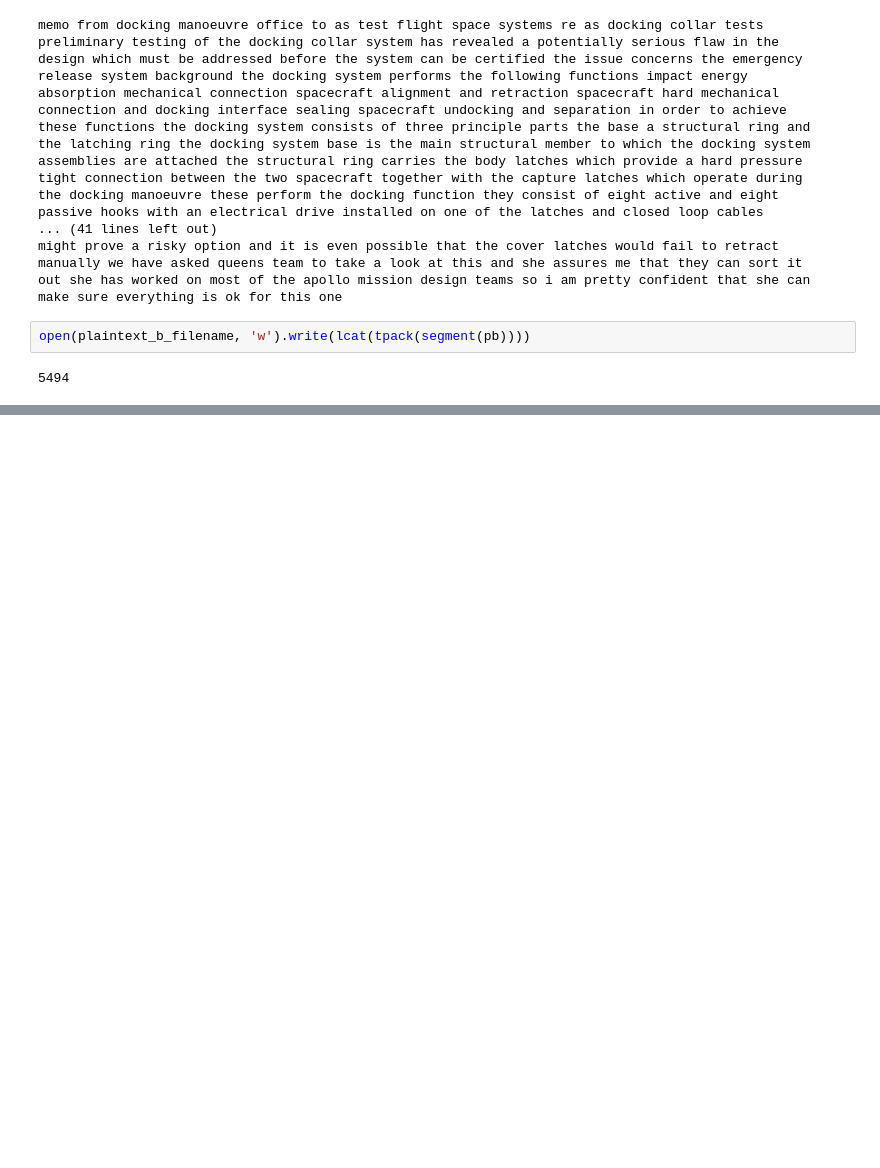
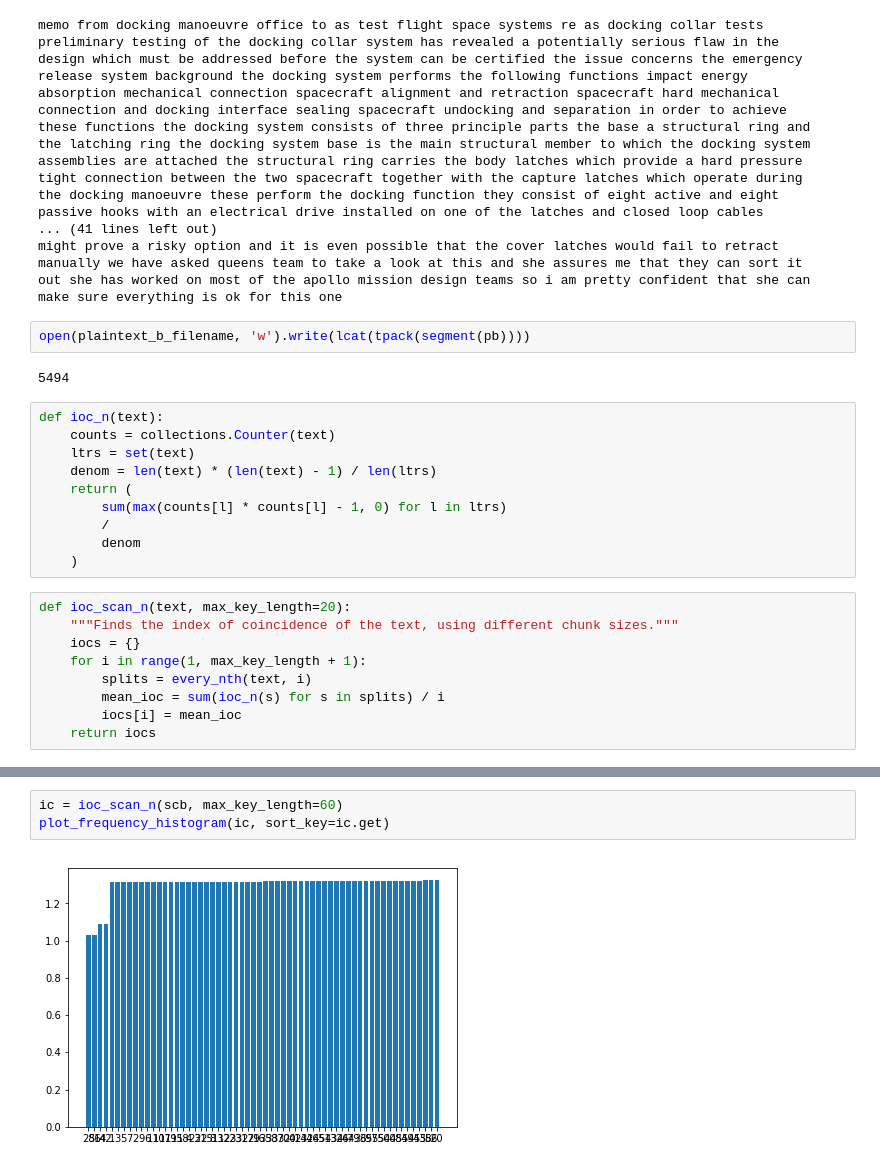
Before and after one commit to NeilNjae/cipher-tools, a Jupyter notebook: 2019/2019-challenge9b.ipynb, the cells around one changed output, grey strips where cells are left out. Saved outputs shown, nothing was run; the diff lists cells and outputs as text; blank space fills up the shorter version.

```diff
--- a/2019/2019-challenge9b.ipynb
+++ b/2019/2019-challenge9b.ipynb
@@ -227,3 +227,22 @@ make sure everything is ok for this one
 open(plaintext_b_filename, 'w').write(lcat(tpack(segment(pb))))
 # %% [output]
 5494
+# %%
+def ioc_n(text):
+    counts = collections.Counter(text)
+    ltrs = set(text)
+    denom = len(text) * (len(text) - 1) / len(ltrs)
+    return (
+        sum(max(counts[l] * counts[l] - 1, 0) for l in ltrs)
+        /
+        denom
+    )
+# %%
+def ioc_scan_n(text, max_key_length=20):
+    """Finds the index of coincidence of the text, using different chunk sizes."""
+    iocs = {}
+    for i in range(1, max_key_length + 1):
+        splits = every_nth(text, i)
+        mean_ioc = sum(ioc_n(s) for s in splits) / i
+        iocs[i] = mean_ioc
+    return iocs
@@ -229,0 +273,5 @@ open(plaintext_b_filename, 'w').write(lcat(tpack(segment(pb))))
+# %%
+ic = ioc_scan_n(scb, max_key_length=60)
+plot_frequency_histogram(ic, sort_key=ic.get)
+# %% [output]
+[figure, added]
```
Also changed, not shown: parts of 2 cells of this notebook, 10 other files.
